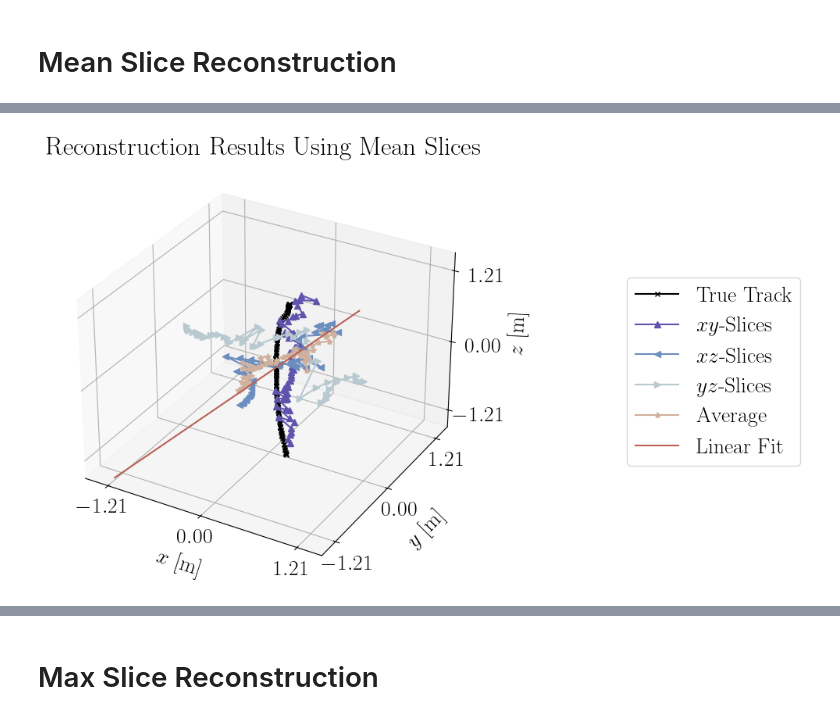
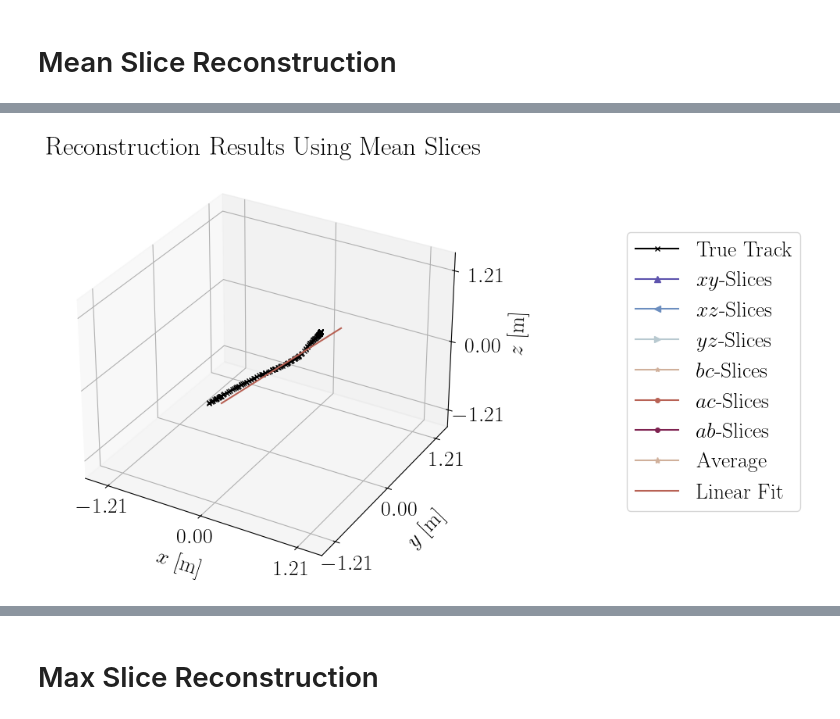
Before and after one commit to Noah-Everett/DSPS-Detector, a Jupyter notebook: analysis/trackAnalysis_noTime.ipynb, the cells around one changed output, grey strips where cells are left out. Cells and saved outputs as stored; diff of their text form; code cells hidden in the pictures.

Commit message:
Mid-adding abc-axis tracks

```diff
--- a/analysis/trackAnalysis_noTime.ipynb
+++ b/analysis/trackAnalysis_noTime.ipynb
@@ -41,7 +40,7 @@ os.environ['PYDEVD_DISABLE_FILE_VALIDATION'] = '1'
 # Load Data
 # %%
 # fileName = '../runs/event_2mu100MeVBackToBack_usedForTrackReconstruction.root'
-fileName = '../build/1800MeV_mu_-1.21x3_1x3.root'
+fileName = '../build/event.root'
 histDir = '/photoSensor_hits_histograms'
 print(get_histogram_names    (fileName, histDir))
 print(get_histogram_titles   (fileName, histDir))
@@ -77,8 +76,8 @@ df_primary length: 178
 # %% [markdown]
 # Filter Hits
 # %%
-search_radius = 0
-search_number = 0
+search_radius = 3
+search_number = 8
 
 df_hits = filter_hits(df_hits, radius=search_radius, number=search_number)
 # %% [markdown]
@@ -370,0 +419,14 @@ avg_mean = np.mean(np.array([X_mean,Y_mean,Z_mean]), axis=0)
+# %%
+showPlots = False
+savePlots = False
+saveAnima = True
+saveDir = '../figures/voxelGrid_mean_{}'.format(plotRecoName)
+
+A_mean = get_reconstructedPosition_slice('mean', grid, grid_ind, grid_pos, 3, DETECTOR_SIZE_X_MM, DETECTOR_SIZE_Y_MM, saveAnimation=saveAnima, plotSlice=plotSlice, makeAnimation=makeAnimation, saveDir=saveDir, showPlots=showPlots, savePlots=savePlots)
+B_mean = get_reconstructedPosition_slice('mean', grid, grid_ind, grid_pos, 4, DETECTOR_SIZE_X_MM, DETECTOR_SIZE_Y_MM, saveAnimation=saveAnima, plotSlice=plotSlice, makeAnimation=makeAnimation, saveDir=saveDir, showPlots=showPlots, savePlots=savePlots)
+C_mean = get_reconstructedPosition_slice('mean', grid, grid_ind, grid_pos, 5, DETECTOR_SIZE_X_MM, DETECTOR_SIZE_Y_MM, saveAnimation=saveAnima, plotSlice=plotSlice, makeAnimation=makeAnimation, saveDir=saveDir, showPlots=showPlots, savePlots=savePlots)
+X_mean = get_reconstructedPosition_slice('mean', grid, grid_ind, grid_pos, 0, DETECTOR_SIZE_Y_MM, DETECTOR_SIZE_Z_MM, saveAnimation=saveAnima, plotSlice=plotSlice, makeAnimation=makeAnimation, saveDir=saveDir, showPlots=showPlots, savePlots=savePlots)
+Y_mean = get_reconstructedPosition_slice('mean', grid, grid_ind, grid_pos, 1, DETECTOR_SIZE_X_MM, DETECTOR_SIZE_Z_MM, saveAnimation=saveAnima, plotSlice=plotSlice, makeAnimation=makeAnimation, saveDir=saveDir, showPlots=showPlots, savePlots=savePlots)
+Z_mean = get_reconstructedPosition_slice('mean', grid, grid_ind, grid_pos, 2, DETECTOR_SIZE_X_MM, DETECTOR_SIZE_Y_MM, saveAnimation=saveAnima, plotSlice=plotSlice, makeAnimation=makeAnimation, saveDir=saveDir, showPlots=showPlots, savePlots=savePlots)
+
+avg_mean = np.mean(np.array([X_mean,Y_mean,Z_mean]), axis=0)
@@ -401,6 +475,9 @@ track_true      = ax.plot(primary_true[:,0]/1000, primary_true[:,1]/1000, primar
 track_reco_Z    = ax.plot(Z_mean      [:,0]/1000, Z_mean      [:,1]/1000, Z_mean      [:,2]/1000, c=twilight[12,:], marker='^', markersize=6, label='$xy$-Slices', linewidth=1.5)
 track_reco_Y    = ax.plot(Y_mean      [:,0]/1000, Y_mean      [:,1]/1000, Y_mean      [:,2]/1000, c=twilight[8 ,:], marker='<', markersize=6, label='$xz$-Slices', linewidth=1.5)
 track_reco_X    = ax.plot(X_mean      [:,0]/1000, X_mean      [:,1]/1000, X_mean      [:,2]/1000, c=twilight[3 ,:], marker='>', markersize=6, label='$yz$-Slices', linewidth=1.5)
+track_reco_C    = ax.plot(C_mean      [:,0]/1000, C_mean      [:,1]/1000, C_mean      [:,2]/1000, c=twilight[35,:], marker='*', markersize=4, label='$bc$-Slices', linewidth=1.5)
+track_reco_B    = ax.plot(B_mean      [:,0]/1000, B_mean      [:,1]/1000, B_mean      [:,2]/1000, c=twilight[30,:], marker='o', markersize=4, label='$ac$-Slices', linewidth=1.5)
+track_reco_A    = ax.plot(A_mean      [:,0]/1000, A_mean      [:,1]/1000, A_mean      [:,2]/1000, c=twilight[25,:], marker='o', markersize=4, label='$ab$-Slices', linewidth=1.5)
 track_reco      = ax.plot(avg_mean    [:,0]/1000, avg_mean    [:,1]/1000, avg_mean    [:,2]/1000, c=twilight[35,:], marker='*', markersize=6, label='Average'    , linewidth=1.5)
 track_reco_line = ax.plot(avg_mean_lin[:,0]/1000, avg_mean_lin[:,1]/1000, avg_mean_lin[:,2]/1000, c=twilight[30,:], marker='o', markersize=0, label='Linear Fit' , linewidth=1.5)
 
@@ -412,34 +489,34 @@ ax.xaxis.labelpad = 10
 ax.yaxis.labelpad = 12
 ax.zaxis.labelpad = 17
 
 percExtra=1.2
 ax.set_xlim(-DETECTOR_SIZE_X_MM/2/1000*percExtra, DETECTOR_SIZE_X_MM/2/1000*percExtra)
 ax.set_ylim(-DETECTOR_SIZE_Y_MM/2/1000*percExtra, DETECTOR_SIZE_Y_MM/2/1000*percExtra)
 ax.set_zlim(-DETECTOR_SIZE_Z_MM/2/1000*percExtra, DETECTOR_SIZE_Z_MM/2/1000*percExtra)
 
 n=3
 ax.set_xticks(np.linspace(-DETECTOR_SIZE_X_MM/2/1000, DETECTOR_SIZE_X_MM/2/1000, n))#[[1,-2, n//2]])
 ax.set_yticks(np.linspace(-DETECTOR_SIZE_Y_MM/2/1000, DETECTOR_SIZE_Y_MM/2/1000, n))#[[1,-2, n//2]])
 ax.set_zticks(np.linspace(-DETECTOR_SIZE_Z_MM/2/1000, DETECTOR_SIZE_Z_MM/2/1000, n))#[[1,-2, n//2]])
 
 ax.tick_params(axis='x', pad=0)
 ax.tick_params(axis='y', pad=2)
 ax.tick_params(axis='z', pad=10)
 
 ax.set_title('Reconstruction Results Using Mean Slices')
 ax.set_title('Reconstruction Results Using Mean Slices', loc='center')
 
 sm = plt.cm.ScalarMappable(cmap='viridis', norm=LogNorm())
 sm.set_array(grid[grid > 0])
 # cbar = fig.colorbar(sm, ax=ax, label='Color Bar (Log Scale)')
 
 ax.legend(loc='center right', bbox_to_anchor=(1.8, 0.5))
 
 if savePlots:
     fig.savefig('../figures/trackReconstruction_mean_{}.pdf'.format(plotRecoName), bbox_inches='tight')
 fig.show()
 # %% [output]
-[figure, old version]
+[figure, new version]
 # %%
 distances_X = cdist(primary_true, X_mean)
 distances_X = np.min(distances_X, axis=1)
```
Also changed, not shown: parts of 20 cells of this notebook, 38 other files.
